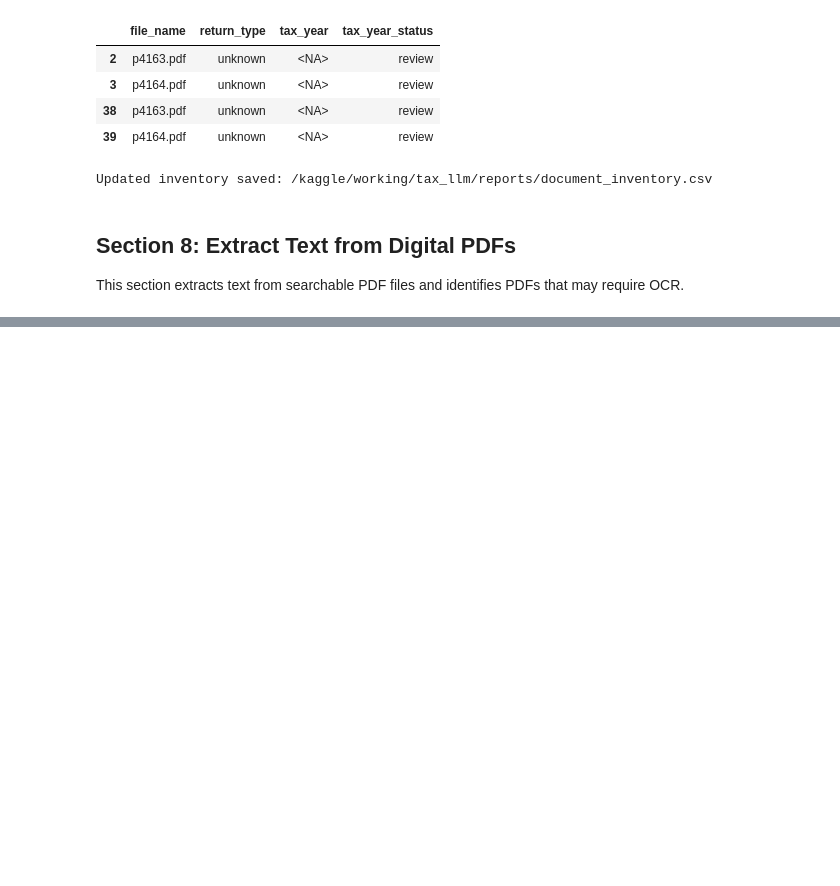
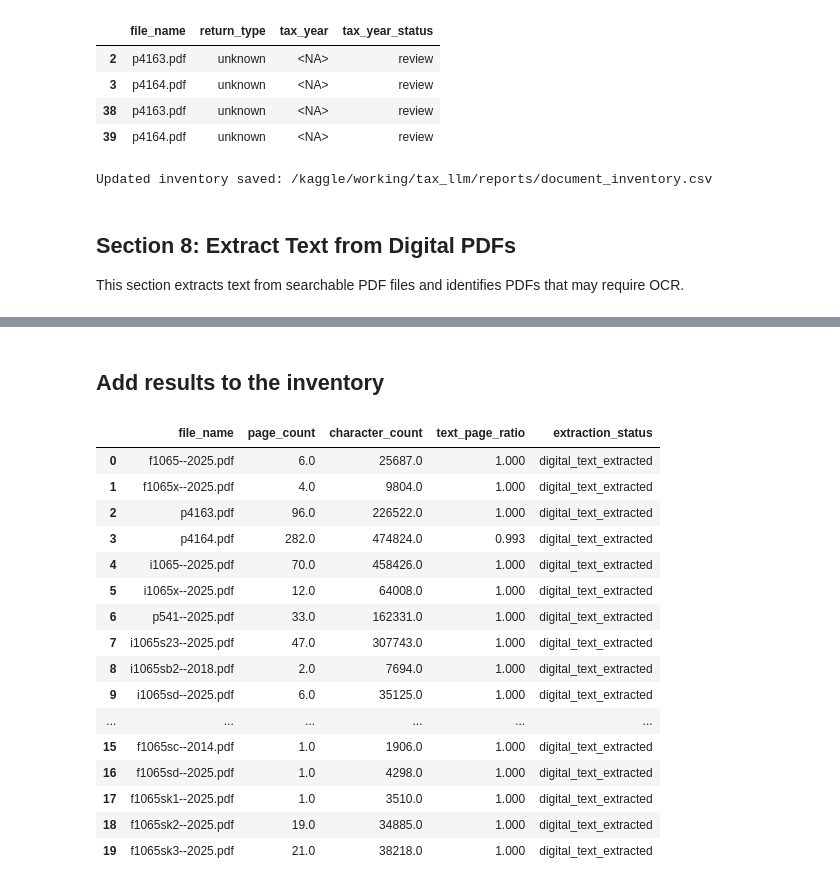
Before and after one commit to sharathnallaganti/Projects, a Jupyter notebook: project-schema-and-plan.ipynb, the cells around one changed output, grey strips where cells are left out. Drawn from its saved outputs; the diff is of its cells as text; code cells hidden in the pictures; blank space fills up the shorter version.

```diff
--- a/project-schema-and-plan.ipynb
+++ b/project-schema-and-plan.ipynb
@@ -735,0 +723,8 @@ This section extracts text from searchable PDF files and identifies PDFs that ma
+# %%
+PDF_TEXT_DIR = CLEANED_DIR / "pdf_text"
+PDF_TEXT_DIR.mkdir(parents=True, exist_ok=True)
+
+MIN_PAGE_CHARACTERS = 50
+MIN_DOCUMENT_CHARACTERS = 200
+
+print(f"PDF text folder: {PDF_TEXT_DIR}")
@@ -735,0 +835,59 @@ This section extracts text from searchable PDF files and identifies PDFs that ma
+# %% [markdown]
+## Add results to the inventory
+# %%
+extraction_columns = [
+    "document_id",
+    "page_count",
+    "character_count",
+    "pages_with_text",
+    "text_page_ratio",
+    "extraction_status",
+    "text_path",
+    "extraction_error",
+]
+
+document_inventory = document_inventory.drop(
+    columns=extraction_columns[1:],
+    errors="ignore",
+)
+
+document_inventory = document_inventory.merge(
+    pdf_extraction_table[extraction_columns],
+    on="document_id",
+    how="left",
+)
+
+document_inventory["extraction_status"] = (
+    document_inventory["extraction_status"]
+    .fillna("not_processed")
+)
+
+display(
+    document_inventory[
+        [
+            "file_name",
+            "page_count",
+            "character_count",
+            "text_page_ratio",
+            "extraction_status",
+        ]
+    ].head(20)
+)
+# %% [output]
+|  | file_name | page_count | character_count | text_page_ratio | extraction_status |
+| 0 | f1065--2025.pdf | 6.0 | 25687.0 | 1.000 | digital_text_extracted |
+| 1 | f1065x--2025.pdf | 4.0 | 9804.0 | 1.000 | digital_text_extracted |
+| 2 | p4163.pdf | 96.0 | 226522.0 | 1.000 | digital_text_extracted |
+| 3 | p4164.pdf | 282.0 | 474824.0 | 0.993 | digital_text_extracted |
+| 4 | i1065--2025.pdf | 70.0 | 458426.0 | 1.000 | digital_text_extracted |
+| 5 | i1065x--2025.pdf | 12.0 | 64008.0 | 1.000 | digital_text_extracted |
+| 6 | p541--2025.pdf | 33.0 | 162331.0 | 1.000 | digital_text_extracted |
+| 7 | i1065s23--2025.pdf | 47.0 | 307743.0 | 1.000 | digital_text_extracted |
+| 8 | i1065sb2--2018.pdf | 2.0 | 7694.0 | 1.000 | digital_text_extracted |
+| 9 | i1065sd--2025.pdf | 6.0 | 35125.0 | 1.000 | digital_text_extracted |
+| ... | ... | ... | ... | ... | ... |
+| 15 | f1065sc--2014.pdf | 1.0 | 1906.0 | 1.000 | digital_text_extracted |
+| 16 | f1065sd--2025.pdf | 1.0 | 4298.0 | 1.000 | digital_text_extracted |
+| 17 | f1065sk1--2025.pdf | 1.0 | 3510.0 | 1.000 | digital_text_extracted |
+| 18 | f1065sk2--2025.pdf | 19.0 | 34885.0 | 1.000 | digital_text_extracted |
+| 19 | f1065sk3--2025.pdf | 21.0 | 38218.0 | 1.000 | digital_text_extracted |
```
Also changed, not shown: parts of 42 cells of this notebook.
